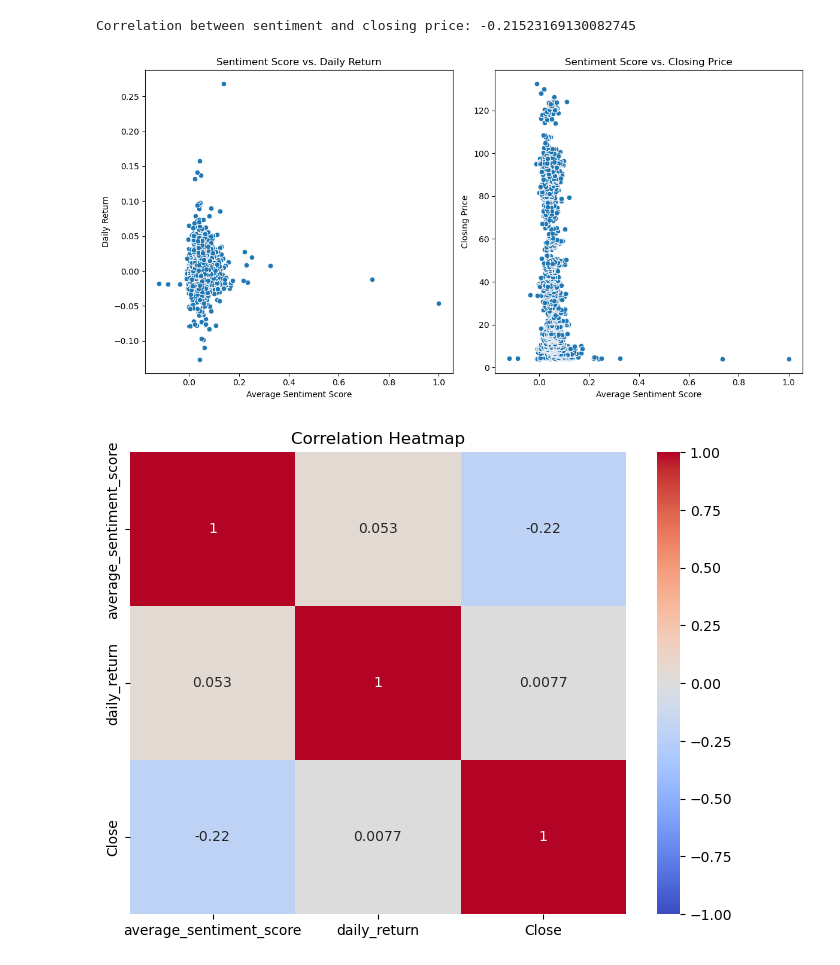
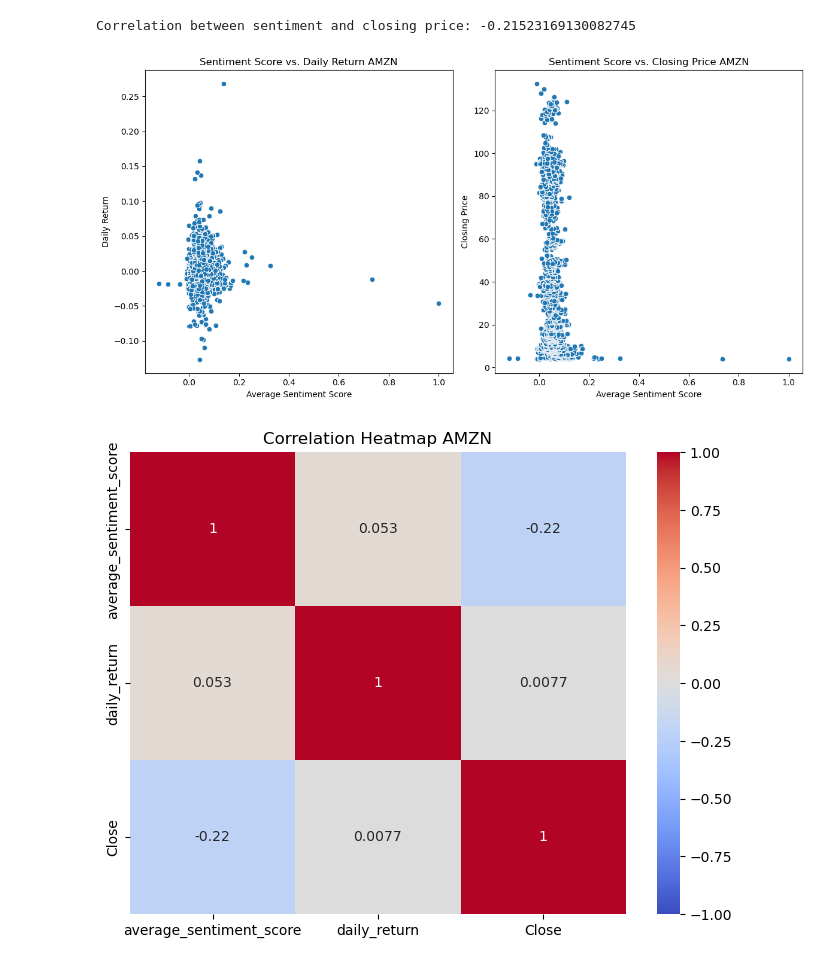
Before and after one commit to Getachew0557/Leveraging-AI-Techniques-for-Financial-News-Sentiment-Analysis-and-Stock-Prediction, a Jupyter notebook: notebooks/news_AMZN_stock_model.ipynb, the cells around one changed output. Cells and saved outputs as stored; diff of their text form; code cells hidden in the pictures.

```diff
--- a/notebooks/news_AMZN_stock_model.ipynb
+++ b/notebooks/news_AMZN_stock_model.ipynb
@@ -134,25 +134,25 @@ Correlation between sentiment and closing price: -0.21523169130082745
 # %%
 # Scatter plot for sentiment score vs. daily return
 plt.figure(figsize=(12, 6))
 
 # Sentiment score vs. daily return
 plt.subplot(1, 2, 1)
 sns.scatterplot(data=final_data, x='average_sentiment_score', y='daily_return')
-plt.title('Sentiment Score vs. Daily Return')
+plt.title('Sentiment Score vs. Daily Return AMZN')
 plt.xlabel('Average Sentiment Score')
 plt.ylabel('Daily Return')
 
 # Sentiment score vs. closing price
 plt.subplot(1, 2, 2)
 sns.scatterplot(data=final_data, x='average_sentiment_score', y='Close')
-plt.title('Sentiment Score vs. Closing Price')
+plt.title('Sentiment Score vs. Closing Price AMZN')
 plt.xlabel('Average Sentiment Score')
 plt.ylabel('Closing Price')
 
 plt.tight_layout()
 plt.show()
 # %% [output]
-[figure, old version]
+[figure, new version]
 # %%
 # Compute correlation matrix
 correlation_matrix = final_data[['average_sentiment_score', 'daily_return', 'Close']].corr()
@@ -160,7 +160,7 @@ correlation_matrix = final_data[['average_sentiment_score', 'daily_return', 'Clo
 # Plot heatmap
 plt.figure(figsize=(8, 6))
 sns.heatmap(correlation_matrix, annot=True, cmap='coolwarm', vmin=-1, vmax=1)
-plt.title('Correlation Heatmap')
+plt.title('Correlation Heatmap AMZN')
 plt.show()
 # %% [output]
-[figure, old version]
+[figure, new version]
```
Also changed, not shown: 1 other file.
